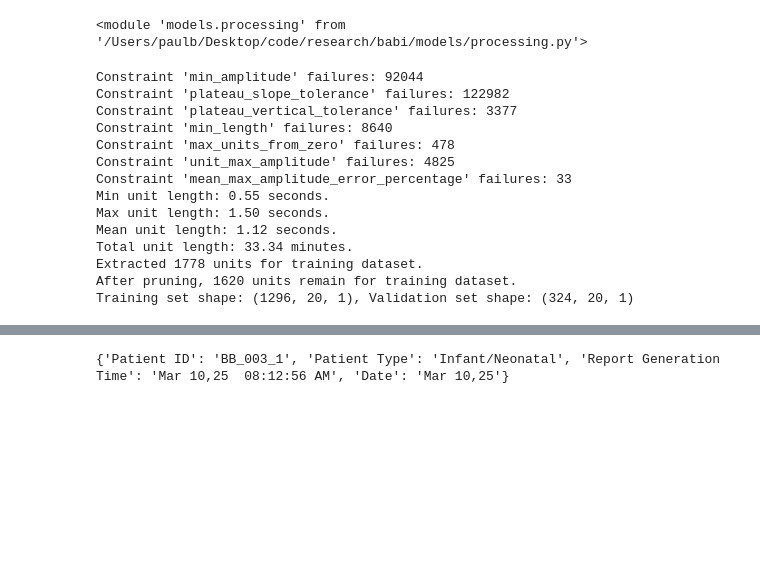
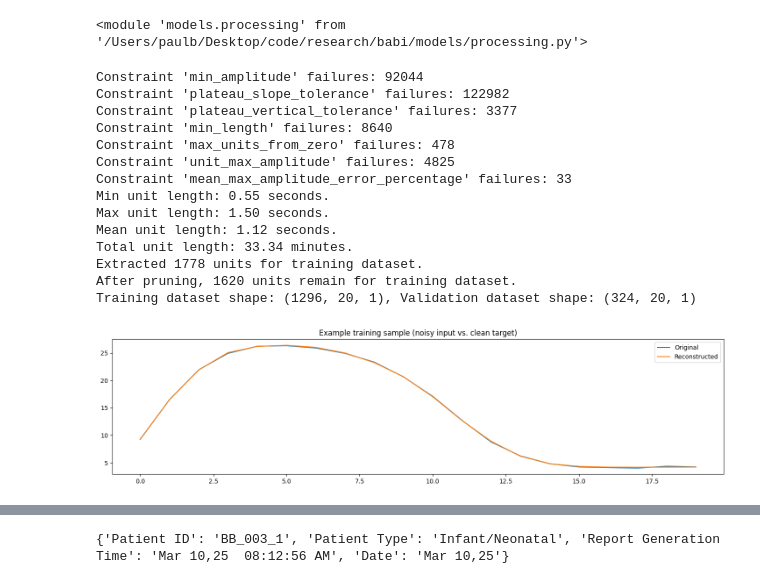
Before and after one commit to bsu-cbs-research/babi, a Jupyter notebook: models/testing.ipynb, the cells around one changed output, grey strips where cells are left out. Saved outputs shown, nothing was run; the diff lists cells and outputs as text; code cells hidden in the pictures; blank space fills up the shorter version.

```diff
--- a/models/testing.ipynb
+++ b/models/testing.ipynb
@@ -20,25 +20,26 @@ importlib.reload(processing)
 # %% [output]
 <module 'models.processing' from '/Users/paulb/Desktop/code/research/babi/models/processing.py'>
 # %%
-training_set, (set_mean, set_std) = processing.get_training_dataset(with_pruning=True)
-train_percentage = 0.8
-train, val = np.split(training_set, [int(train_percentage * len(training_set))])
-print(f"Training set shape: {train.shape}, Validation set shape: {val.shape}")
+(train_x, train_y), val = processing.get_training_dataset(with_pruning=True)
+print(f"Training dataset shape: {train_x.shape}, Validation dataset shape: {val.shape}")
+
+plotting.dual(train_x[0], train_y[0], title="Example training sample (noisy input vs. clean target)")
 # %% [output]
 Constraint 'min_amplitude' failures: 92044
 Constraint 'plateau_slope_tolerance' failures: 122982
 Constraint 'plateau_vertical_tolerance' failures: 3377
 Constraint 'min_length' failures: 8640
 Constraint 'max_units_from_zero' failures: 478
 Constraint 'unit_max_amplitude' failures: 4825
 Constraint 'mean_max_amplitude_error_percentage' failures: 33
 Min unit length: 0.55 seconds.
 Max unit length: 1.50 seconds.
 Mean unit length: 1.12 seconds.
 Total unit length: 33.34 minutes.
 Extracted 1778 units for training dataset.
 After pruning, 1620 units remain for training dataset.
-Training set shape: (1296, 20, 1), Validation set shape: (324, 20, 1)
+Training dataset shape: (1296, 20, 1), Validation dataset shape: (324, 20, 1)
+[figure, added]
 # %%
 from models import autoencoder
 
```
Also changed, not shown: parts of 5 cells of this notebook, 3 other files.
